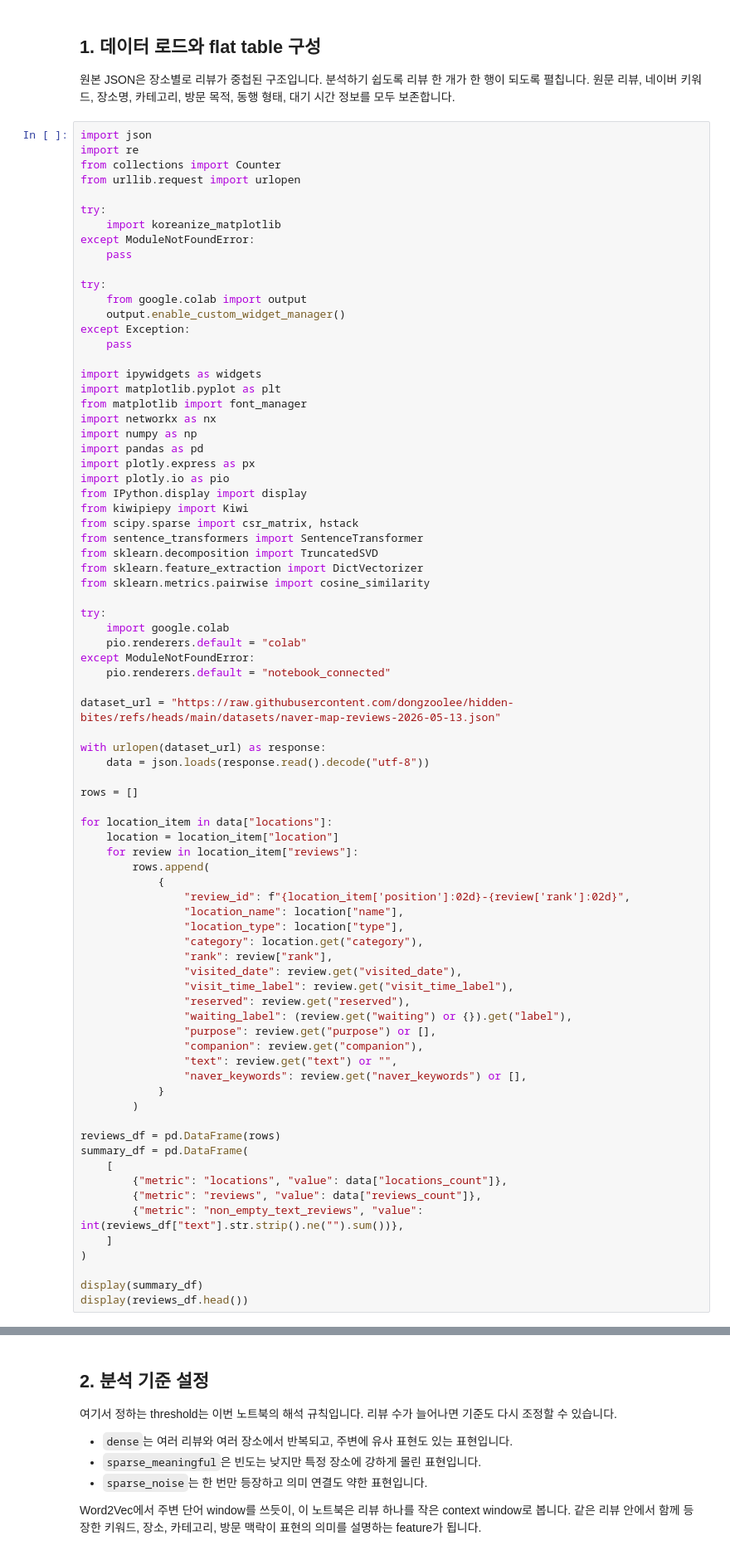
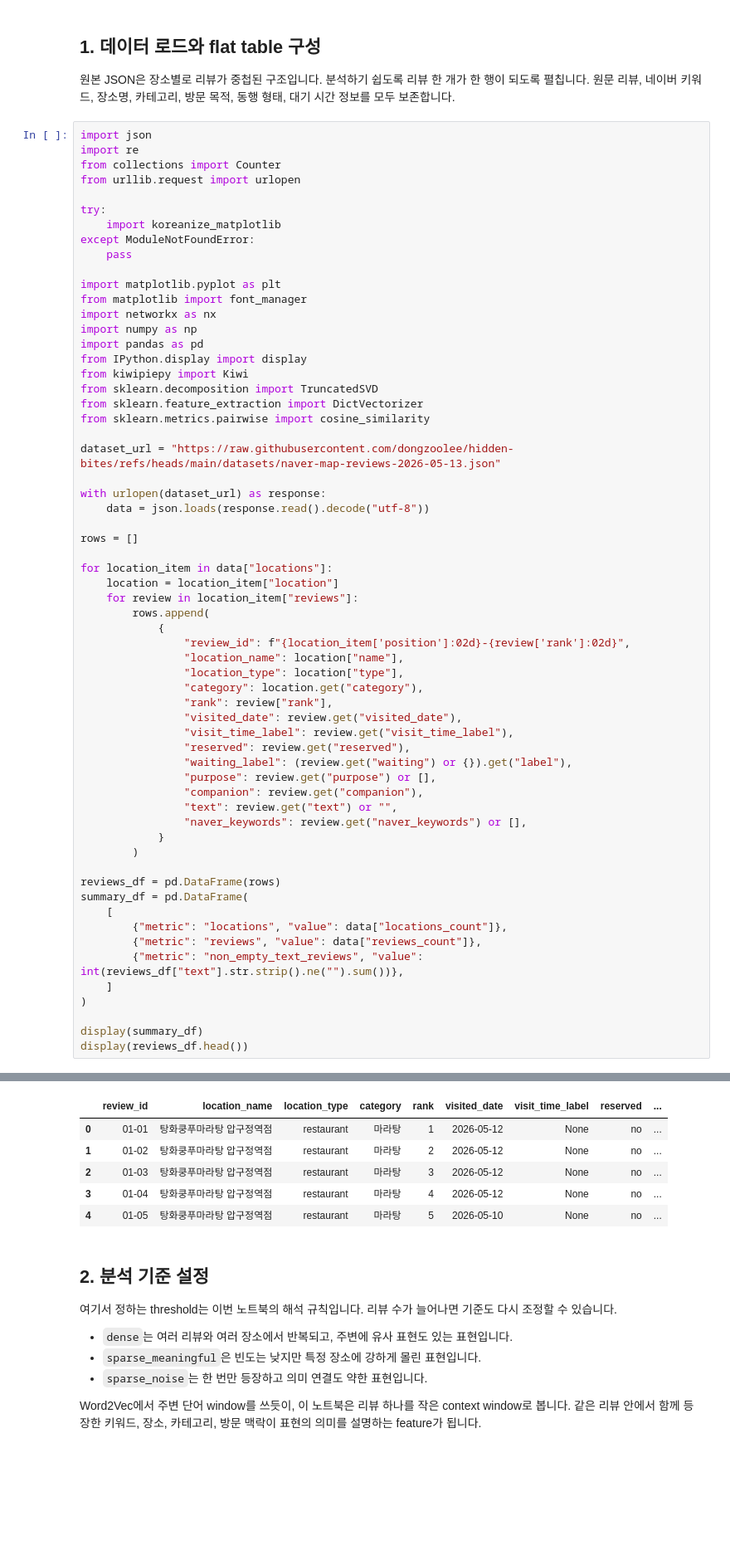
Before and after one commit to dongzoolee/hidden-bites, a Jupyter notebook: notebooks/review-expression-analysis.ipynb, the cells around one changed output, grey strips where cells are left out. Shown at 83% size. Saved outputs shown, nothing was run; the diff lists cells and outputs as text; blank space fills up the shorter version.

```diff
--- a/notebooks/review-expression-analysis.ipynb
+++ b/notebooks/review-expression-analysis.ipynb
@@ -29,33 +29,16 @@ try:
 except ModuleNotFoundError:
     pass
 
-try:
-    from google.colab import output
-    output.enable_custom_widget_manager()
-except Exception:
-    pass
-
-import ipywidgets as widgets
 import matplotlib.pyplot as plt
 from matplotlib import font_manager
 import networkx as nx
 import numpy as np
 import pandas as pd
-import plotly.express as px
-import plotly.io as pio
 from IPython.display import display
 from kiwipiepy import Kiwi
-from scipy.sparse import csr_matrix, hstack
-from sentence_transformers import SentenceTransformer
 from sklearn.decomposition import TruncatedSVD
 from sklearn.feature_extraction import DictVectorizer
 from sklearn.metrics.pairwise import cosine_similarity
-
-try:
-    import google.colab
-    pio.renderers.default = "colab"
-except ModuleNotFoundError:
-    pio.renderers.default = "notebook_connected"
 
 dataset_url = "https://raw.githubusercontent.com/dongzoolee/hidden-bites/refs/heads/main/datasets/naver-map-reviews-2026-05-13.json"
 
@@ -96,3 +79,4 @@ summary_df = pd.DataFrame(
 
 display(summary_df)
 display(reviews_df.head())
+# %% [output]
@@ -99,3 +87,9 @@ display(reviews_df.head())
+|  | review_id | location_name | location_type | category | rank | visited_date | visit_time_label | reserved | ... |
+| 0 | 01-01 | 탕화쿵푸마라탕 압구정역점 | restaurant | 마라탕 | 1 | 2026-05-12 | None | no | ... |
+| 1 | 01-02 | 탕화쿵푸마라탕 압구정역점 | restaurant | 마라탕 | 2 | 2026-05-12 | None | no | ... |
+| 2 | 01-03 | 탕화쿵푸마라탕 압구정역점 | restaurant | 마라탕 | 3 | 2026-05-12 | None | no | ... |
+| 3 | 01-04 | 탕화쿵푸마라탕 압구정역점 | restaurant | 마라탕 | 4 | 2026-05-12 | None | no | ... |
+| 4 | 01-05 | 탕화쿵푸마라탕 압구정역점 | restaurant | 마라탕 | 5 | 2026-05-10 | None | no | ... |
 # %% [markdown]
 ## 2. 분석 기준 설정
 
```
Also changed, not shown: parts of 14 cells of this notebook.
